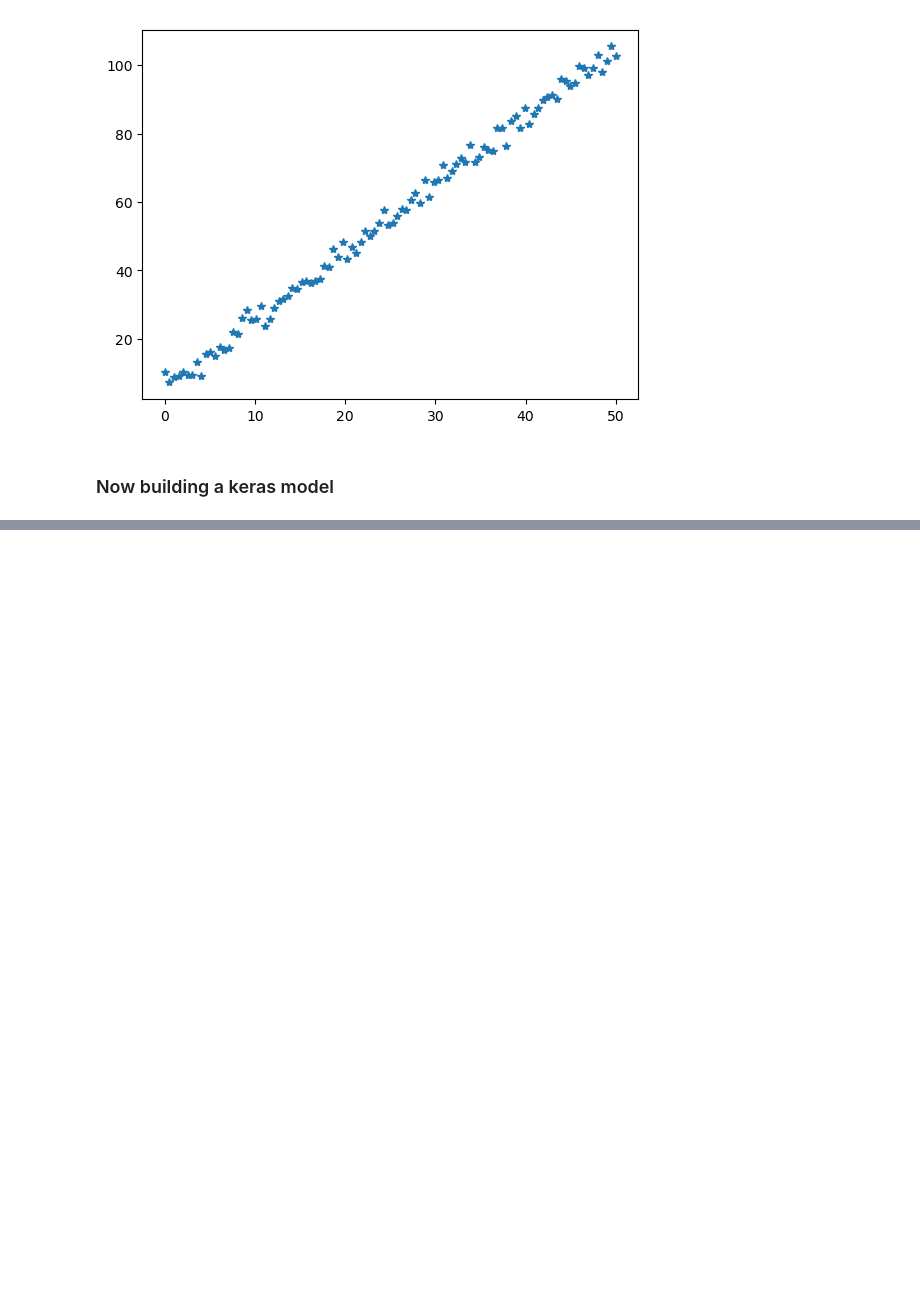
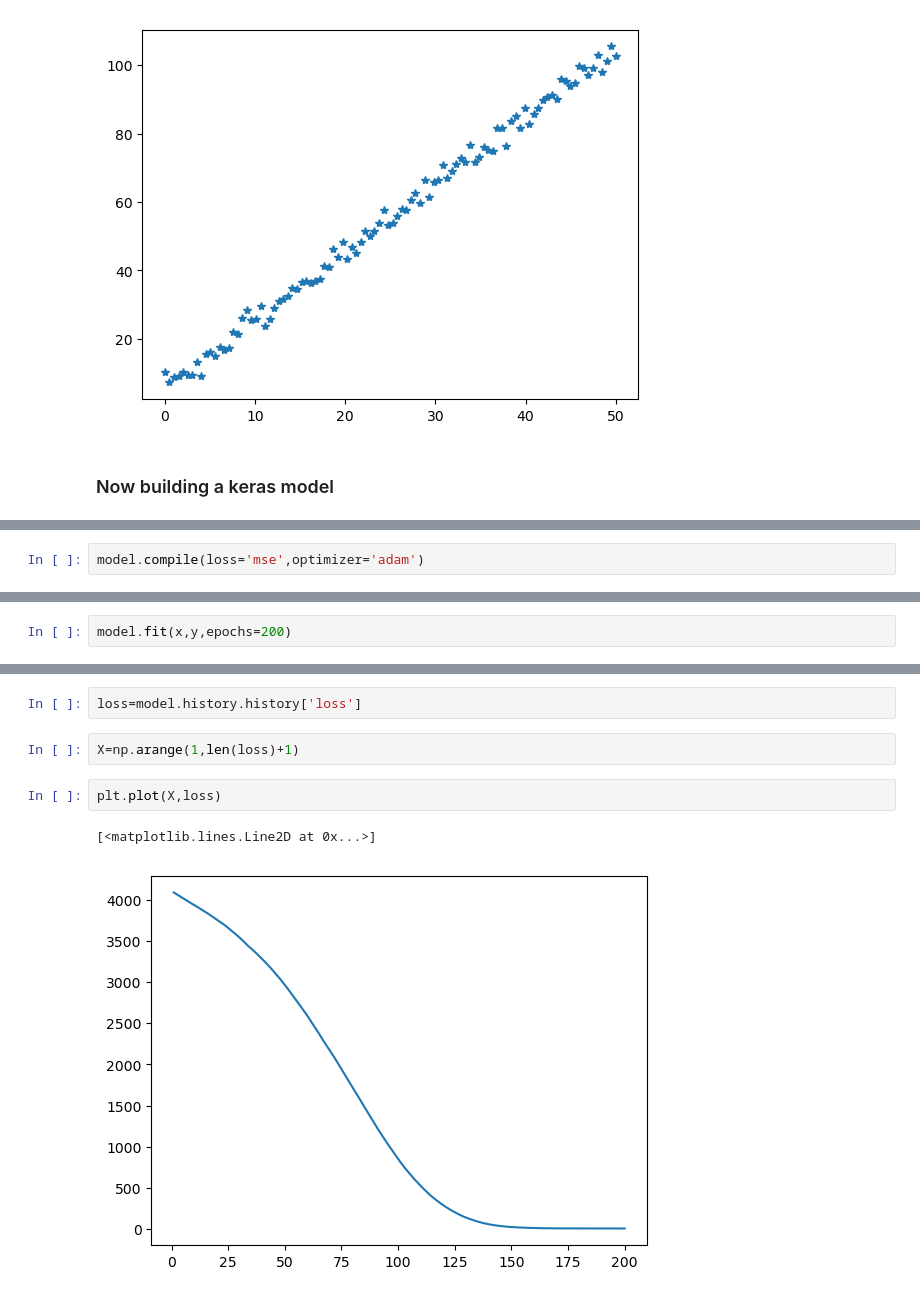
Before and after one commit to gmehra123/data_science, a Jupyter notebook: Time_Series_Neural_networks/Neural_network_basics.ipynb, the cells around one changed output, grey strips where cells are left out. Drawn from its saved outputs; the diff is of its cells as text; blank space fills up the shorter version.

```diff
--- a/Time_Series_Neural_networks/Neural_network_basics.ipynb
+++ b/Time_Series_Neural_networks/Neural_network_basics.ipynb
@@ -22,0 +31,2 @@ plt.plot(x,y,'*')
+# %%
+model.compile(loss='mse',optimizer='adam')
@@ -22,0 +51,2 @@ plt.plot(x,y,'*')
+# %%
+model.fit(x,y,epochs=200)
@@ -22,0 +72,9 @@ plt.plot(x,y,'*')
+# %%
+loss=model.history.history['loss']
+# %%
+X=np.arange(1,len(loss)+1)
+# %%
+plt.plot(X,loss)
+# %% [output]
+[<matplotlib.lines.Line2D at 0x...>]
+[figure, added]
```
Also changed, not shown: parts of 6 cells of this notebook.
